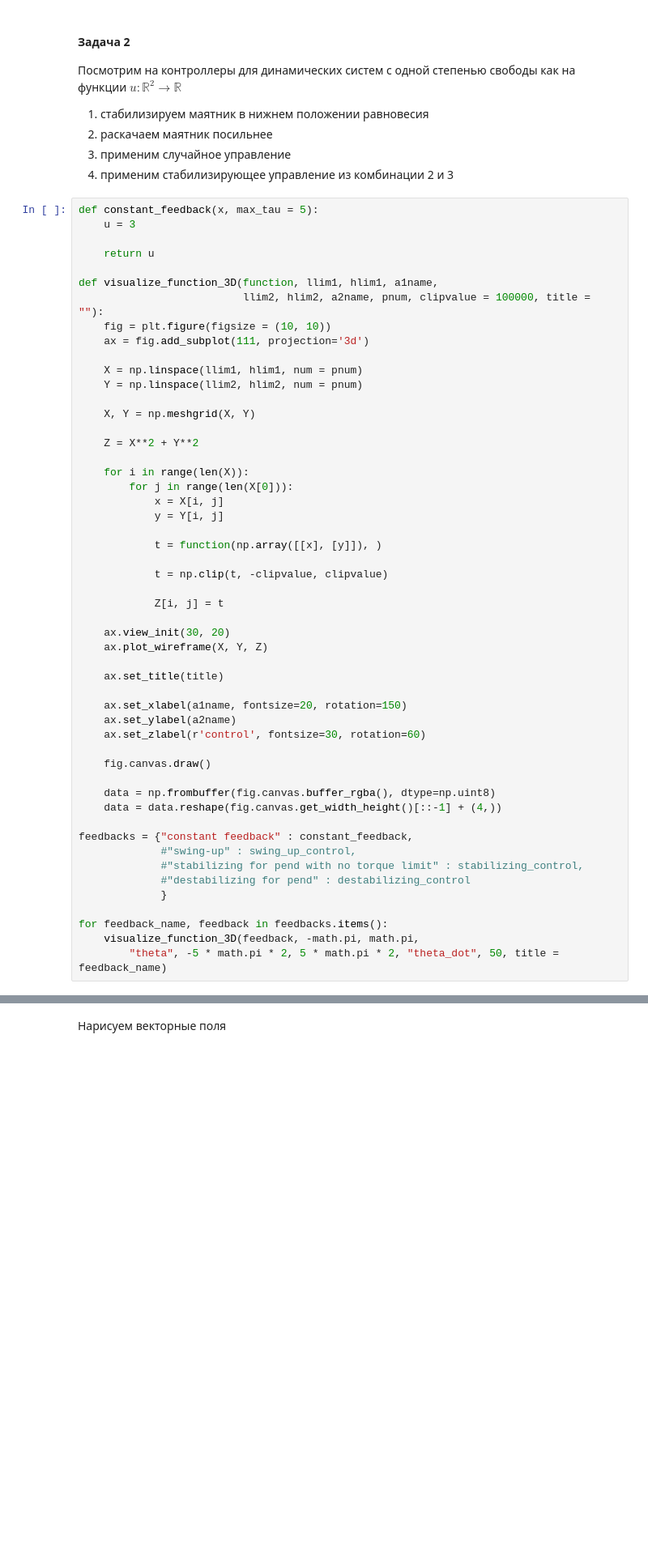
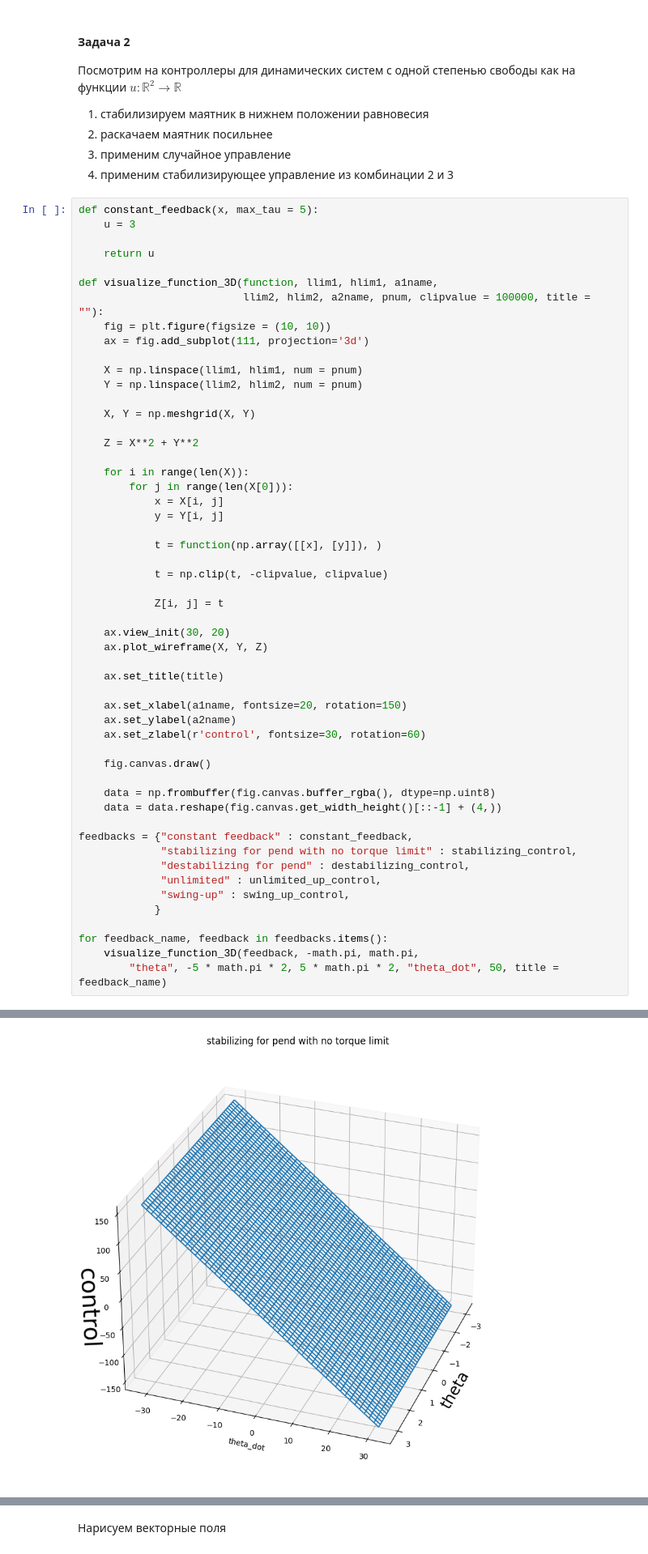
Before and after one commit to kefir8888/smrstarkit2026, a Jupyter notebook: lectures/06_inverted_pendulum/sem_inverted_pendulum.ipynb, the cells around one changed output, grey strips where cells are left out. Shown at 81% size. Saved outputs shown, nothing was run; the diff lists cells and outputs as text; blank space fills up the shorter version.

```diff
--- a/lectures/06_inverted_pendulum/sem_inverted_pendulum.ipynb
+++ b/lectures/06_inverted_pendulum/sem_inverted_pendulum.ipynb
@@ -198,10 +215,11 @@ def visualize_function_3D(function, llim1, hlim1, a1name,
     data = data.reshape(fig.canvas.get_width_height()[::-1] + (4,))
 
 feedbacks = {"constant feedback" : constant_feedback,
-             #"swing-up" : swing_up_control,
-             #"stabilizing for pend with no torque limit" : stabilizing_control,
-             #"destabilizing for pend" : destabilizing_control
-             }
+             "stabilizing for pend with no torque limit" : stabilizing_control,
+             "destabilizing for pend" : destabilizing_control,
+             "unlimited" : unlimited_up_control,
+             "swing-up" : swing_up_control,
+            }
 
 for feedback_name, feedback in feedbacks.items():
     visualize_function_3D(feedback, -math.pi, math.pi,
@@ -211,0 +229 @@ Error:
+[figure, added]
```
Also changed, not shown: parts of 4 cells of this notebook, 1 other file.
